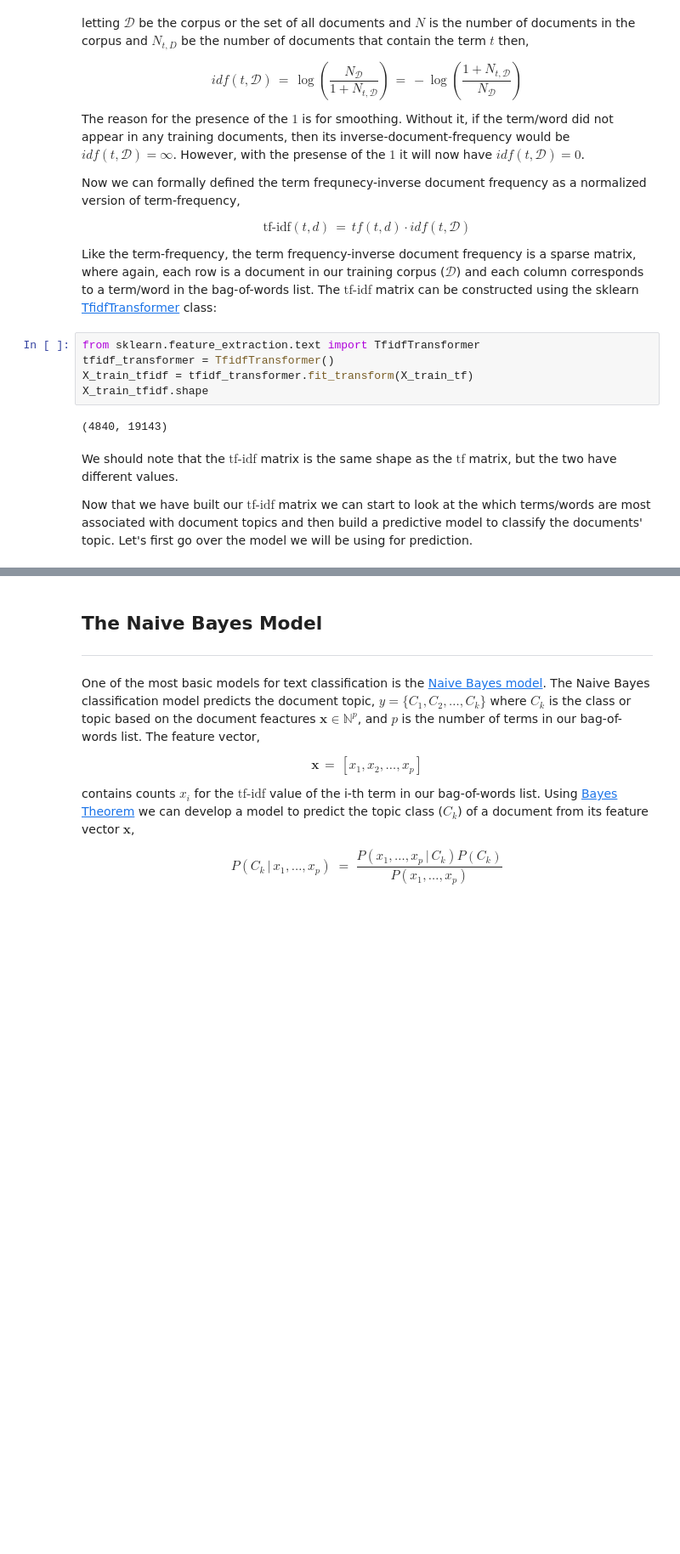
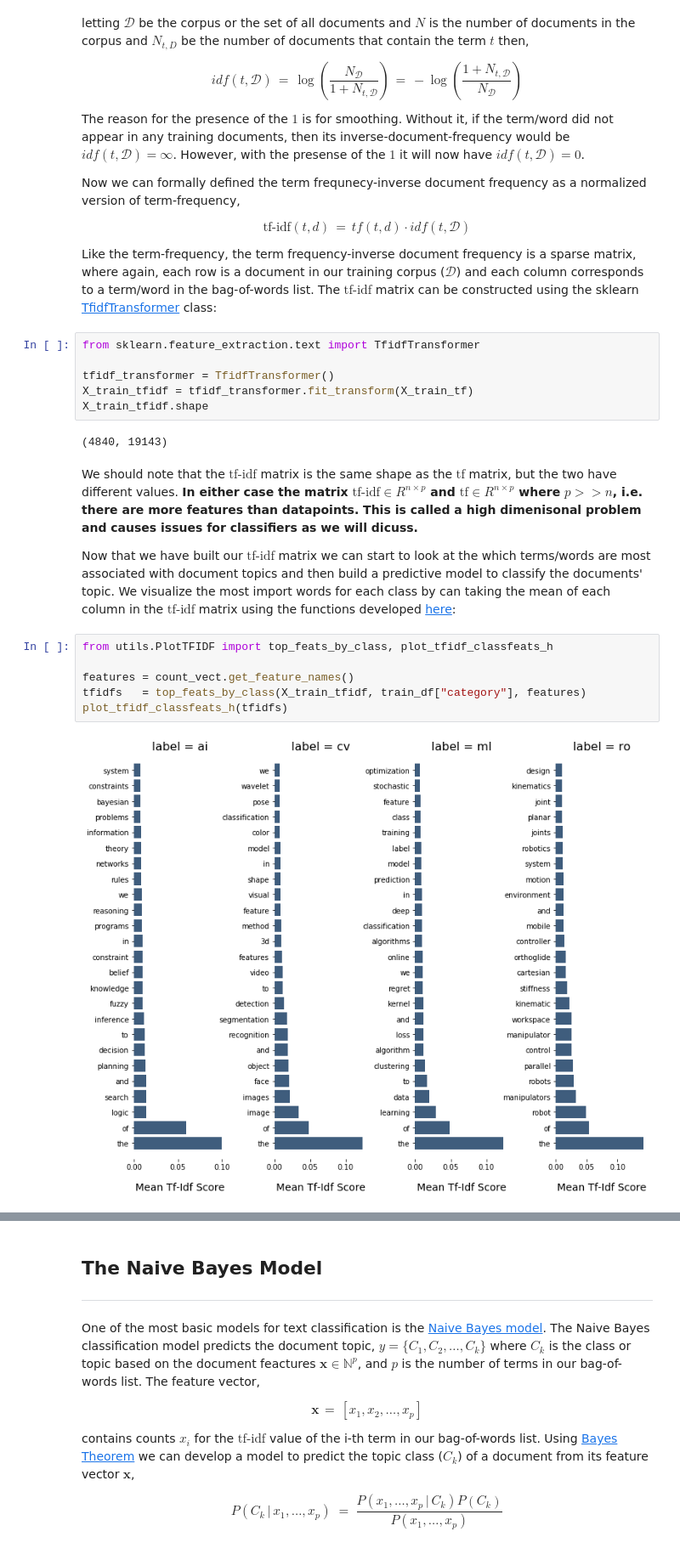
Before and after one commit to mdh266/TextClassificationApp, a Jupyter notebook: notebooks/NLP-Part1.ipynb, the cells around one changed output, grey strips where cells are left out. Shown at 85% size. Saved outputs shown, nothing was run; the diff lists cells and outputs as text; blank space fills up the shorter version.

```diff
--- a/notebooks/NLP-Part1.ipynb
+++ b/notebooks/NLP-Part1.ipynb
@@ -343,13 +343,22 @@ $$\text{tf-idf}(t,d) \, = \, tf(t,d) \cdot idf(t,\mathcal{D}) $$
 Like the term-frequency, the term frequency-inverse document frequency is a sparse matrix, where again, each row is a document in our training corpus ($\mathcal{D}$) and each column corresponds to a term/word in the bag-of-words list.  The $\text{tf-idf}$ matrix can be constructed using the sklearn <a href="http://scikit-learn.org/stable/modules/generated/sklearn.feature_extraction.text.TfidfTransformer.html">TfidfTransformer</a> class:
 # %%
 from sklearn.feature_extraction.text import TfidfTransformer
+
 tfidf_transformer = TfidfTransformer()
 X_train_tfidf = tfidf_transformer.fit_transform(X_train_tf)
 X_train_tfidf.shape
 # %% [output]
 (4840, 19143)
 # %% [markdown]
-We should note that the $\text{tf-idf}$ matrix is the same shape as the $\text{tf}$ matrix, but the two have different values.
+We should note that the $\text{tf-idf}$ matrix is the same shape as the $\text{tf}$ matrix, but the two have different values. **In either case the matrix $\text{tf-idf} \in R^{n \times p}$ and $\text{tf} \in R^{n \times p}$ where $p >> n$, i.e. there are more features than datapoints.  This is called a high dimenisonal problem and causes issues for classifiers as we will dicuss.**
 
 
-Now that we have built our $\text{tf-idf}$ matrix we can start to look at the which terms/words are most associated with document topics and then build a predictive model to classify the documents' topic. Let's first go over the model we will be using for prediction.
+Now that we have built our $\text{tf-idf}$ matrix we can start to look at the which terms/words are most associated with document topics and then build a predictive model to classify the documents' topic. We visualize the most import words for each class by can taking the mean of each column in the $\text{tf-idf}$ matrix using the functions developed [here](https://buhrmann.github.io/tfidf-analysis.html):
+# %%
+from utils.PlotTFIDF import top_feats_by_class, plot_tfidf_classfeats_h
+
+features = count_vect.get_feature_names()
+tfidfs   = top_feats_by_class(X_train_tfidf, train_df["category"], features)
+plot_tfidf_classfeats_h(tfidfs)
+# %% [output]
+[figure, added]
```
Also changed, not shown: parts of 25 cells of this notebook, 3 other files.
